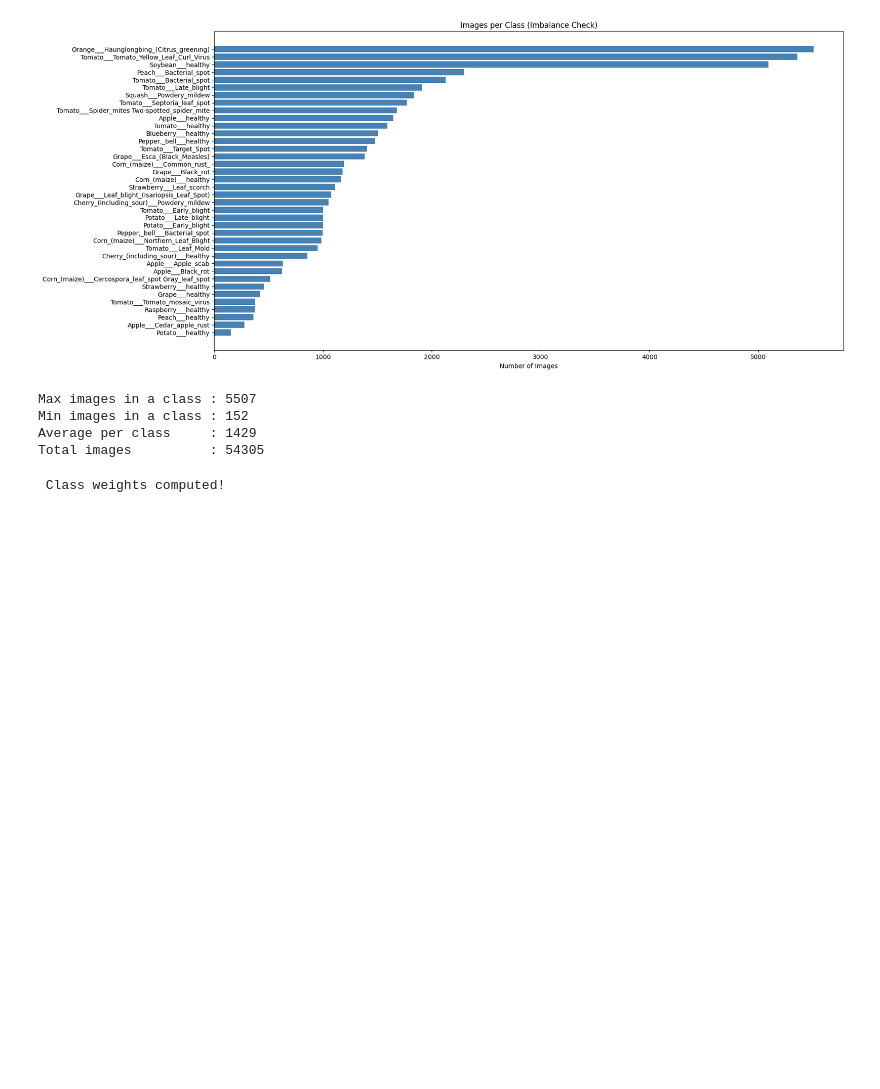
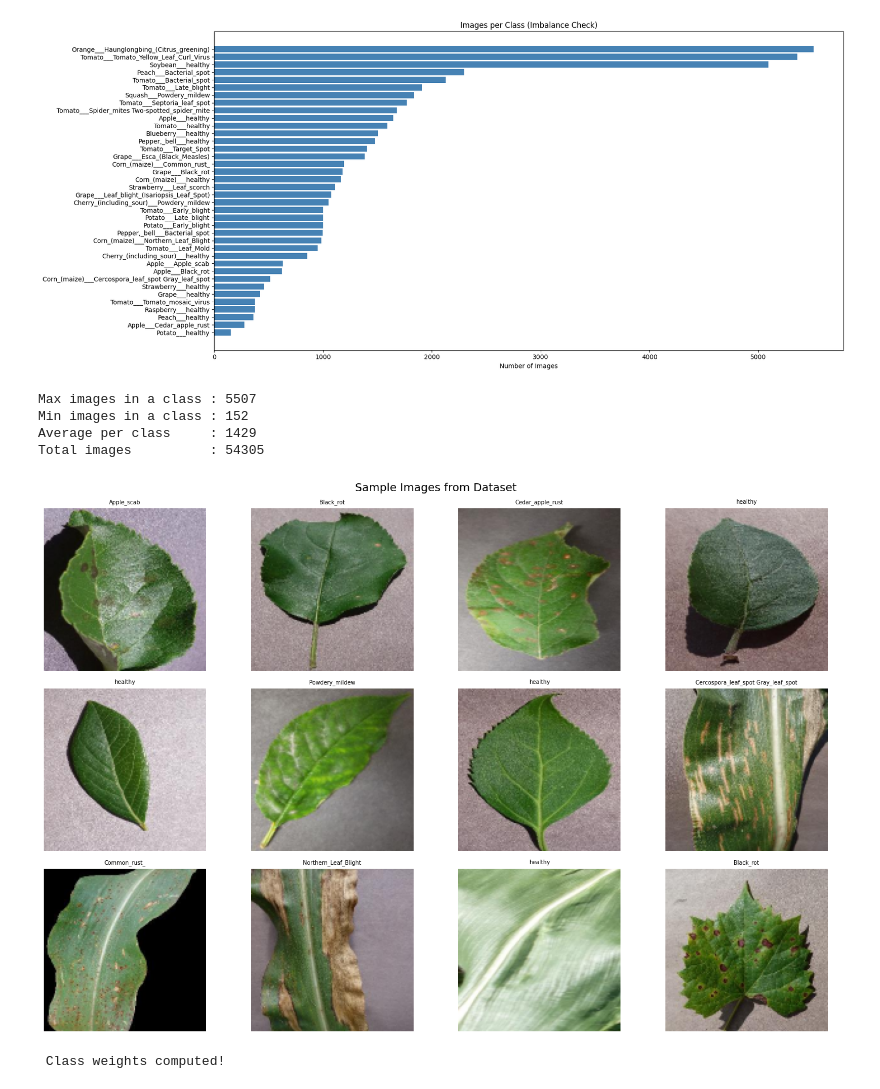
Before and after one commit to tmadulanjaya/Smart_Agriculture--Plant_Disease_Detection, a Jupyter notebook: smart-agriculture.ipynb, the cells around one changed output. Cells and saved outputs as stored; diff of their text form; code cells hidden in the pictures; blank space fills up the shorter version.

Commit message:
Dataset add

```diff
--- a/smart-agriculture.ipynb
+++ b/smart-agriculture.ipynb
@@ -73,6 +63,24 @@ Max images in a class : 5507
 Min images in a class : 152
 Average per class     : 1429
 Total images          : 54305
+# %%
+plt.figure(figsize=(15, 10))
+sample_classes = classes[:12]
+for i, class_name in enumerate(sample_classes):
+    class_path = os.path.join(DATA_DIR, class_name)
+    img_file = os.listdir(class_path)[0]
+    img = cv2.imread(os.path.join(class_path, img_file))
+    img_rgb = cv2.cvtColor(img, cv2.COLOR_BGR2RGB)
+    img_resized = cv2.resize(img_rgb, (128, 128))
+    plt.subplot(3, 4, i+1)
+    plt.imshow(img_resized)
+    plt.title(class_name.split("___")[1], fontsize=7)
+    plt.axis("off")
+plt.suptitle("Sample Images from Dataset", fontsize=14)
+plt.tight_layout()
+plt.show()
+# %% [output]
+[figure, added]
 # %%
 all_labels = []
 for idx, class_name in enumerate(classes):
```
Also changed, not shown: parts of 6 cells of this notebook.
